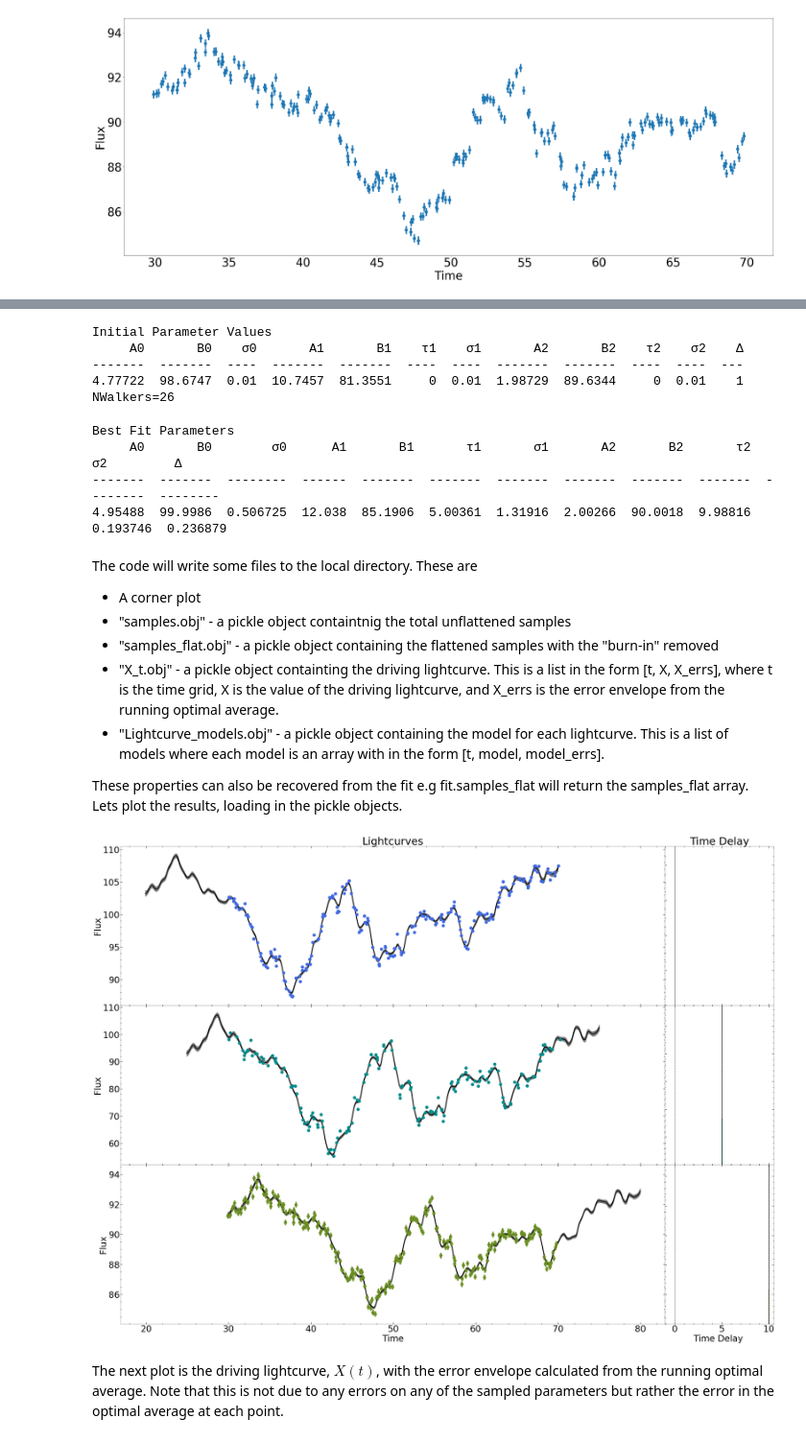
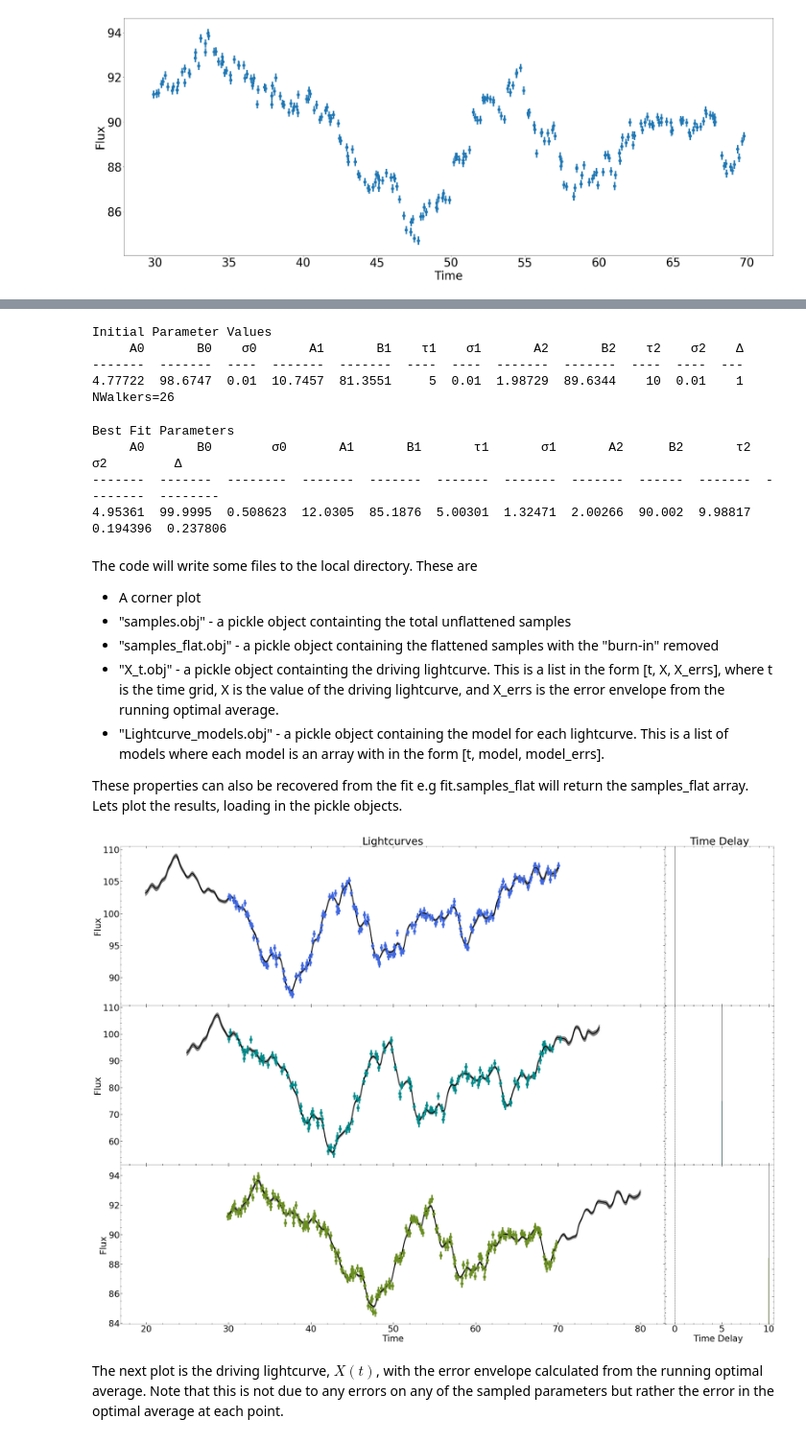
Before and after one commit to FergusDonnan/PyROA, a Jupyter notebook: Example Usage.ipynb, the cells around one changed output, grey strips where cells are left out. Shown at 96% size. Saved outputs shown, nothing was run; the diff lists cells and outputs as text; code cells hidden in the pictures.

```diff
--- a/Example Usage.ipynb
+++ b/Example Usage.ipynb
@@ -54,24 +56,24 @@ import PyROA
 datadir = "/home/fergus/Documents/MPhysProj/GitHub/MockData/HighSN/"
 objName="TestObj"
 filters=["1","2","3"]
+init_tau = [5.0, 10.0]
+priors = [[0.0, 20.0],[0.0, 150.0], [0.0, 20.0], [0.05, 5.0], [0.0, 10.0]]
 
-priors = [[0.0, 20.0],[0.0, 150.0], [-1.0, 50.0], [0.05, 5.0], [0.0, 10.0]]
-
-fit = PyROA.Fit(datadir, objName, filters, priors, add_var=True)
+fit = PyROA.Fit(datadir, objName, filters, priors, add_var=True, init_tau = init_tau, Nsamples=10000, Nburnin=5000)
 # %% [output]
 Initial Parameter Values
      A0       B0    σ0       A1       B1    τ1    σ1       A2       B2    τ2    σ2    Δ
 -------  -------  ----  -------  -------  ----  ----  -------  -------  ----  ----  ---
-4.77722  98.6747  0.01  10.7457  81.3551     0  0.01  1.98729  89.6344     0  0.01    1
+4.77722  98.6747  0.01  10.7457  81.3551     5  0.01  1.98729  89.6344    10  0.01    1
 NWalkers=26
 Best Fit Parameters
-     A0       B0        σ0      A1       B1       τ1       σ1       A2       B2       τ2        σ2         Δ
--------  -------  --------  ------  -------  -------  -------  -------  -------  -------  --------  --------
-4.95488  99.9986  0.506725  12.038  85.1906  5.00361  1.31916  2.00266  90.0018  9.98816  0.193746  0.236879
+     A0       B0        σ0       A1       B1       τ1       σ1       A2      B2       τ2        σ2         Δ
+-------  -------  --------  -------  -------  -------  -------  -------  ------  -------  --------  --------
+4.95361  99.9995  0.508623  12.0305  85.1876  5.00301  1.32471  2.00266  90.002  9.98817  0.194396  0.237806
 # %% [markdown]
 The code will write some files to the local directory. These are
  - A corner plot
- - "samples.obj" - a pickle object containtnig the total unflattened samples
+ - "samples.obj" - a pickle object containting the total unflattened samples
  - "samples_flat.obj" - a pickle object containing the flattened samples with the "burn-in" removed
  - "X_t.obj" - a pickle object containting the driving lightcurve. This is a list in the form [t, X, X_errs], where t is the time grid, X is the value of the driving lightcurve, and X_errs is the error envelope from the running optimal average.
  - "Lightcurve_models.obj" - a pickle object containing the model for each lightcurve. This is a list of models where each model is an array with in the form [t, model, model_errs].
@@ -115,34 +117,38 @@ data=[]
 for i in range(len(filters)):
     #Read in data
     file = datadir + "TestObj_" + str(filters[i]) + ".dat"
     data.append(np.loadtxt(file))
     mjd = data[i][:,0]
     flux = data[i][:,1]
     err = data[i][:,2]
 
+    #Add extra variance
+    sig = np.percentile(samples_chunks[i][-1], 50)
+    err = np.sqrt(err**2 + sig**2)
+
     #Plot Data
     axs[i][0].errorbar(mjd, flux , yerr=err, ls='none', marker=".", color=band_colors[i], ms=20, elinewidth=5)
     #Plot Model
     t, m, errs = models[i]
     axs[i][0].plot(t,m, color="black", lw=3)
     axs[i][0].fill_between(t, m+errs, m-errs, alpha=0.5, color="black")
     axs[i][0].set_xlabel("Time")
     axs[i][0].set_ylabel("Flux")
 
     #Plot Time delay posterior distributions
     tau_samples = samples_chunks[i][2],
     axs[i][1].hist(tau_samples, color=band_colors[i], bins=50)
     axs[i][1].axvline(x = np.percentile(tau_samples, [16, 50, 84])[1], color="black")
     axs[i][1].axvline(x = np.percentile(tau_samples, [16, 50, 84])[0] , color="black", ls="--")
     axs[i][1].axvline(x = np.percentile(tau_samples, [16, 50, 84])[2], color="black",ls="--")
     axs[i][1].axvline(x = 0, color="black",ls="--")
     axs[i][1].set_xlabel("Time Delay ")
     axs[0][0].set_title("Lightcurves")
     axs[0][1].set_title("Time Delay")
 for ax in axs.flat:
     ax.label_outer()
 # %% [output]
-[figure, old version]
+[figure, new version]
 # %% [markdown]
 The next plot is the driving lightcurve, $X(t)$, with the error envelope calculated from the running optimal average. Note that this is not due to any errors on any of the sampled parameters but rather the error in the optimal average at each point.
 # %%
```
Also changed, not shown: parts of 2 cells of this notebook, 1 other file.
